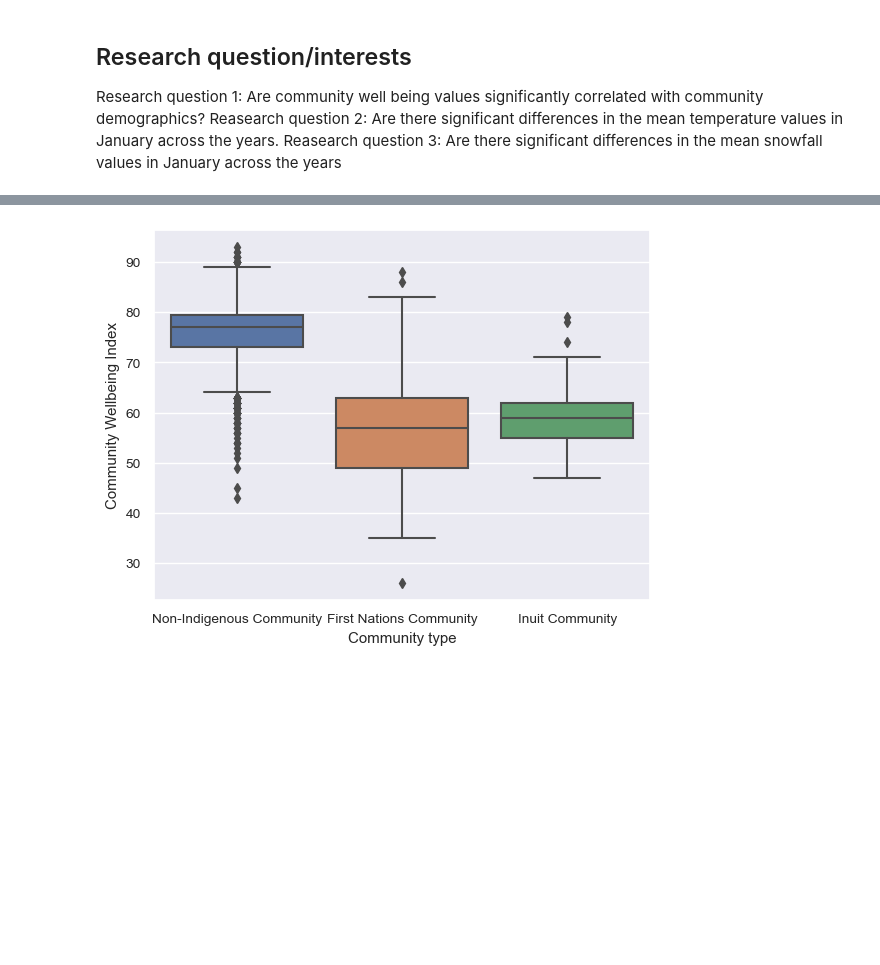
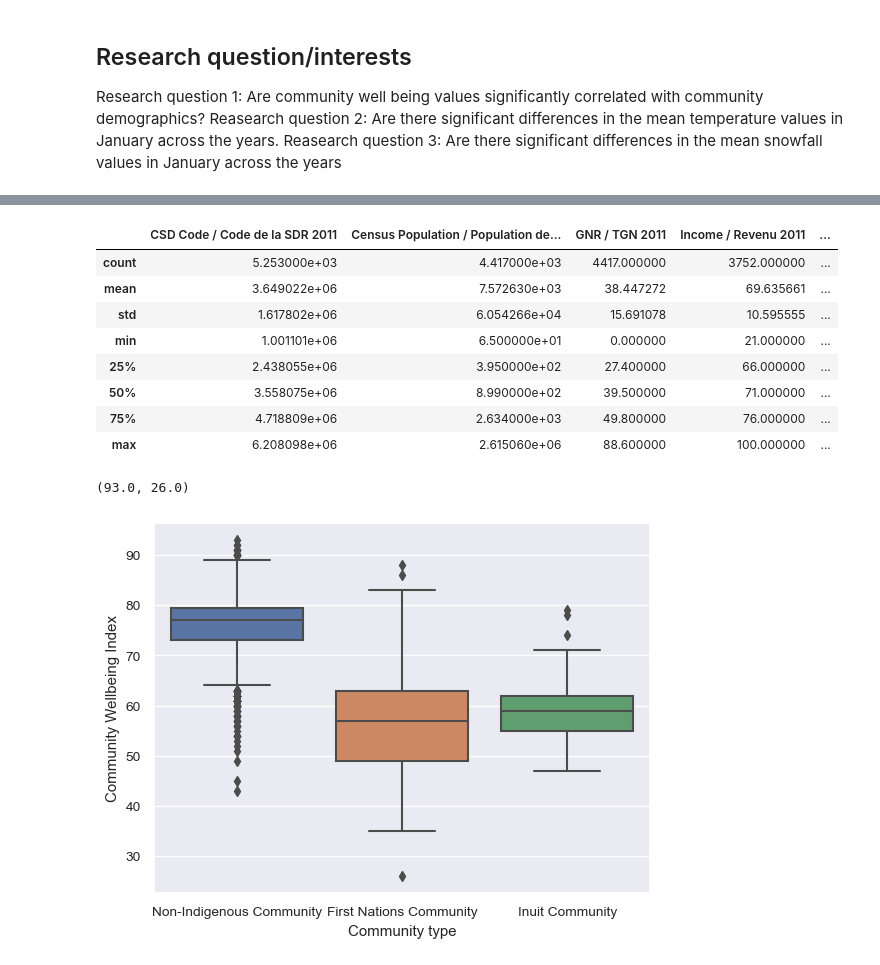
Before and after one commit to ubco-W2022T2-data301/project-group33, a Jupyter notebook: analysis/analysis1.ipynb, the cells around one changed output, grey strips where cells are left out. Cells and saved outputs as stored; diff of their text form; code cells hidden in the pictures; blank space fills up the shorter version.

```diff
--- a/analysis/analysis1.ipynb
+++ b/analysis/analysis1.ipynb
@@ -11,7 +11,7 @@ import numpy as np
 import matplotlib.pyplot as plt
 import seaborn as sns
 # %%
-wellbeingindex = pd.read_csv('/Users/allysawebber/Documents/School/data301/project-group33/data/CWindex.csv', encoding="ISO-8859-1")
+wellbeingindex = pd.read_csv('/Users/allysawebber/Documents/School/data301/project-group33/data/raw/CWindex.csv', encoding="ISO-8859-1")
 # %%
 climate2021 = pd.read_csv('/Users/allysawebber/Documents/School/data301/project-group33/data/raw/climate_summary_2021.csv')
 # %%
@@ -21,3 +40,15 @@ climate2023 = pd.read_csv('/Users/allysawebber/Documents/School/data301/project-
+# %%
+wellbeingindex.describe()
+# %% [output]
+|  | CSD Code / Code de la SDR 2011 | Census Population / Population de... | GNR / TGN 2011 | Income / Revenu 2011 | ... |
+| count | 5.253000e+03 | 4.417000e+03 | 4417.000000 | 3752.000000 | ... |
+| mean | 3.649022e+06 | 7.572630e+03 | 38.447272 | 69.635661 | ... |
+| std | 1.617802e+06 | 6.054266e+04 | 15.691078 | 10.595555 | ... |
+| min | 1.001101e+06 | 6.500000e+01 | 0.000000 | 21.000000 | ... |
+| 25% | 2.438055e+06 | 3.950000e+02 | 27.400000 | 66.000000 | ... |
+| 50% | 3.558075e+06 | 8.990000e+02 | 39.500000 | 71.000000 | ... |
+| 75% | 4.718809e+06 | 2.634000e+03 | 49.800000 | 76.000000 | ... |
+| max | 6.208098e+06 | 2.615060e+06 | 88.600000 | 100.000000 | ... |
 # %%
 wellbeingindex = wellbeingindex.apply(lambda x: x.replace({'Non-Indigenous Community / Communauté non-Autochtone':'Non-Indigenous Community',
                             'First Nations Community / Communauté des Premières Nations':'First Nations Community',
@@ -27,3 +59,7 @@ wellbeingindex=wellbeingindex.rename(columns={'Community Type / Type de communau
+# %%
+wellbeingindex['CWB'].max(),wellbeingindex['CWB'].min()
+# %% [output]
+(93.0, 26.0)
 # %%
 sns.set(font_scale=.9)
 wellbeingindex_plot = sns.boxplot(y=wellbeingindex['CWB / IBC 2011'],
```
Also changed, not shown: parts of 10 cells of this notebook.
